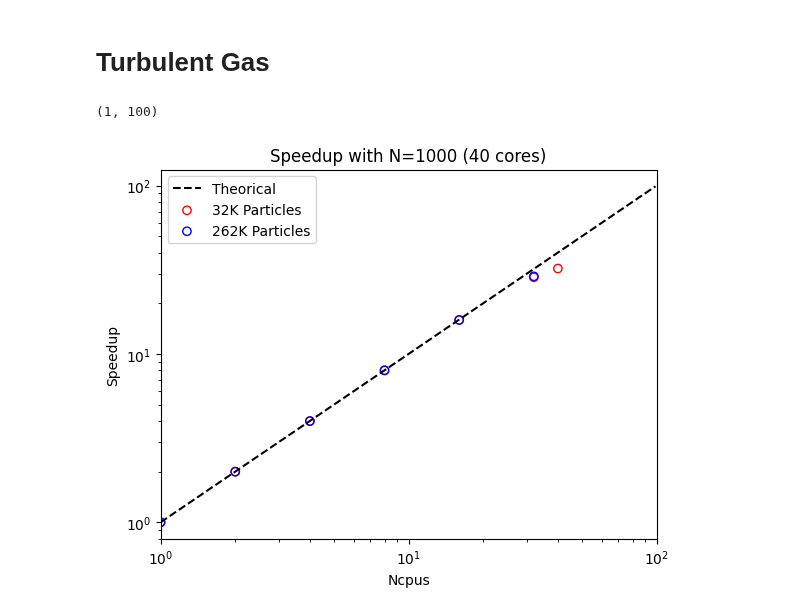
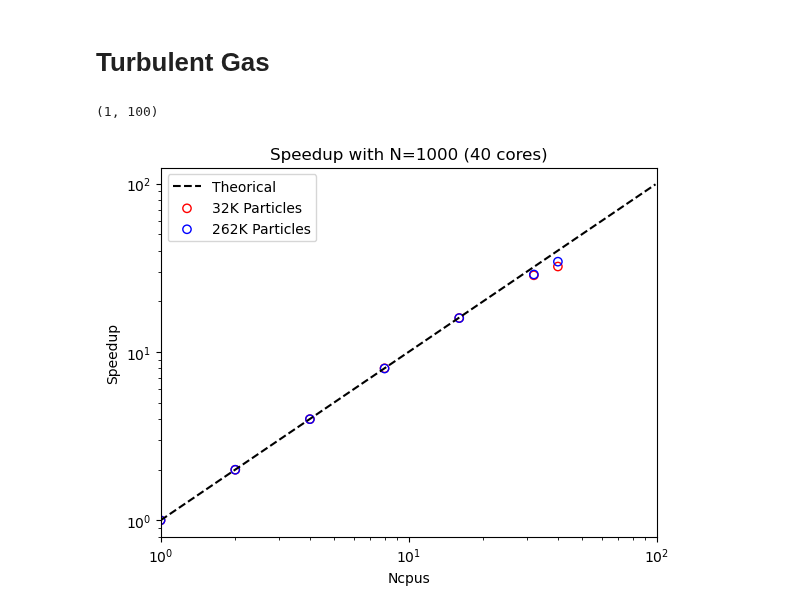
Before and after one commit to JackNarvaez/Rusph, a Jupyter notebook: plots/speed_up.ipynb, the cells around one changed output. Saved outputs shown, nothing was run; the diff lists cells and outputs as text; code cells hidden in the pictures.

```diff
--- a/plots/speed_up.ipynb
+++ b/plots/speed_up.ipynb
@@ -35,18 +35,18 @@ T64 = timtb64[0]/timtb64
 # %%
 plt.plot(range(1, 100), range(1, 100),label="Theorical",linestyle="dashed", color="k")
 plt.scatter(thrtb, T32, marker='o', color="r", facecolor='none', label="32K Particles")
-plt.scatter(thrtb[:-1], T64[:-1], marker='o', color="b", facecolor='none', label="262K Particles")
+plt.scatter(thrtb, T64, marker='o', color="b", facecolor='none', label="262K Particles")
 #plt.scatter(thrsd, T100, marker='o', color="g", facecolor='none', label="100K Particles")
 
 plt.xscale("log")
 plt.yscale("log")
 plt.xlabel("Ncpus")
 plt.ylabel("Speedup")
 plt.title(f"Speedup with N=1000 ({int(thrsd[-1])} cores)")
 plt.legend()
 plt.xlim(1, 100)
 plt.xlim(1, 100)
 #plt.savefig("speedupturbulence.png",dpi=200)
 # %% [output]
 (1, 100)
-[figure, old version]
+[figure, new version]
```
Also changed, not shown: 2 other files.
